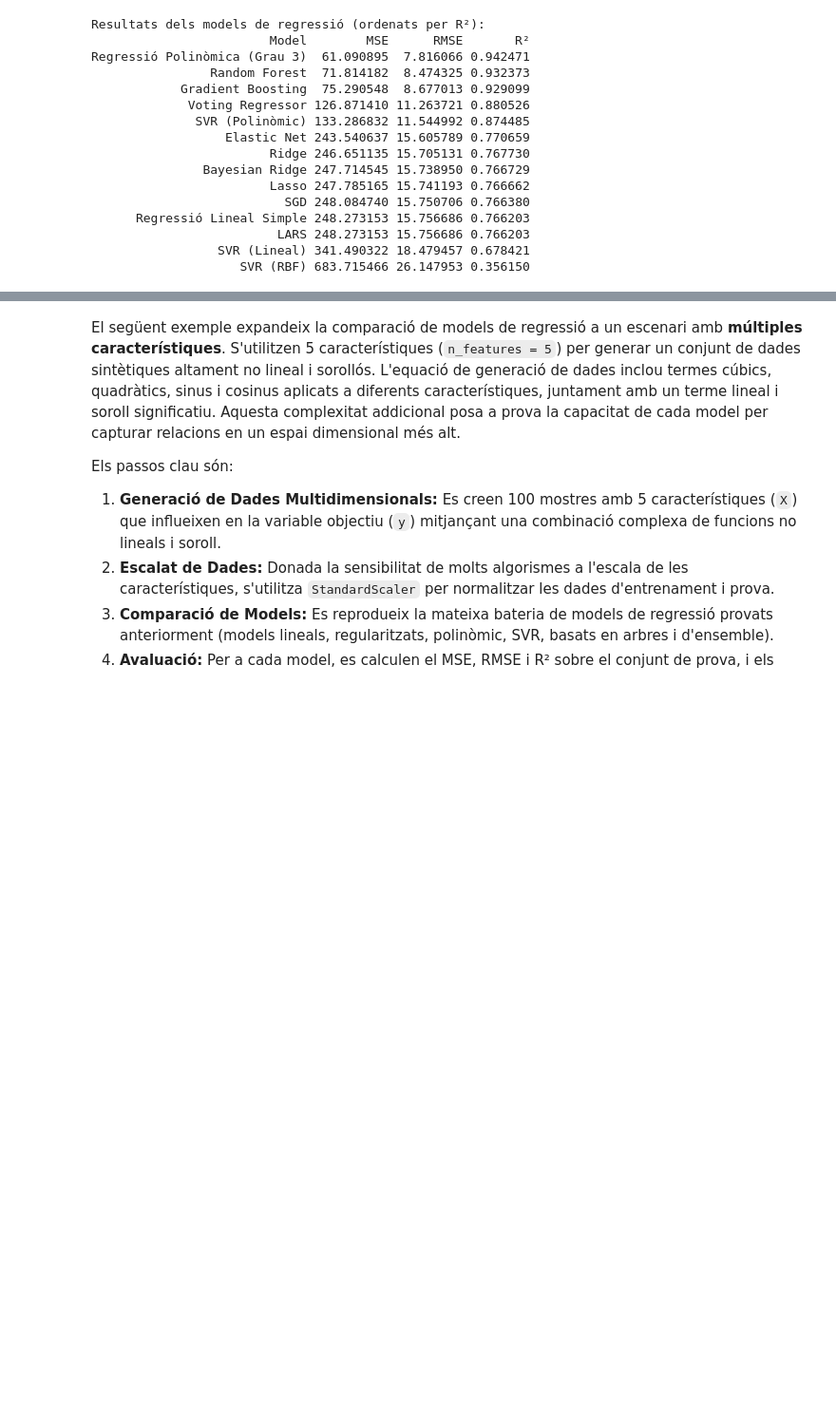
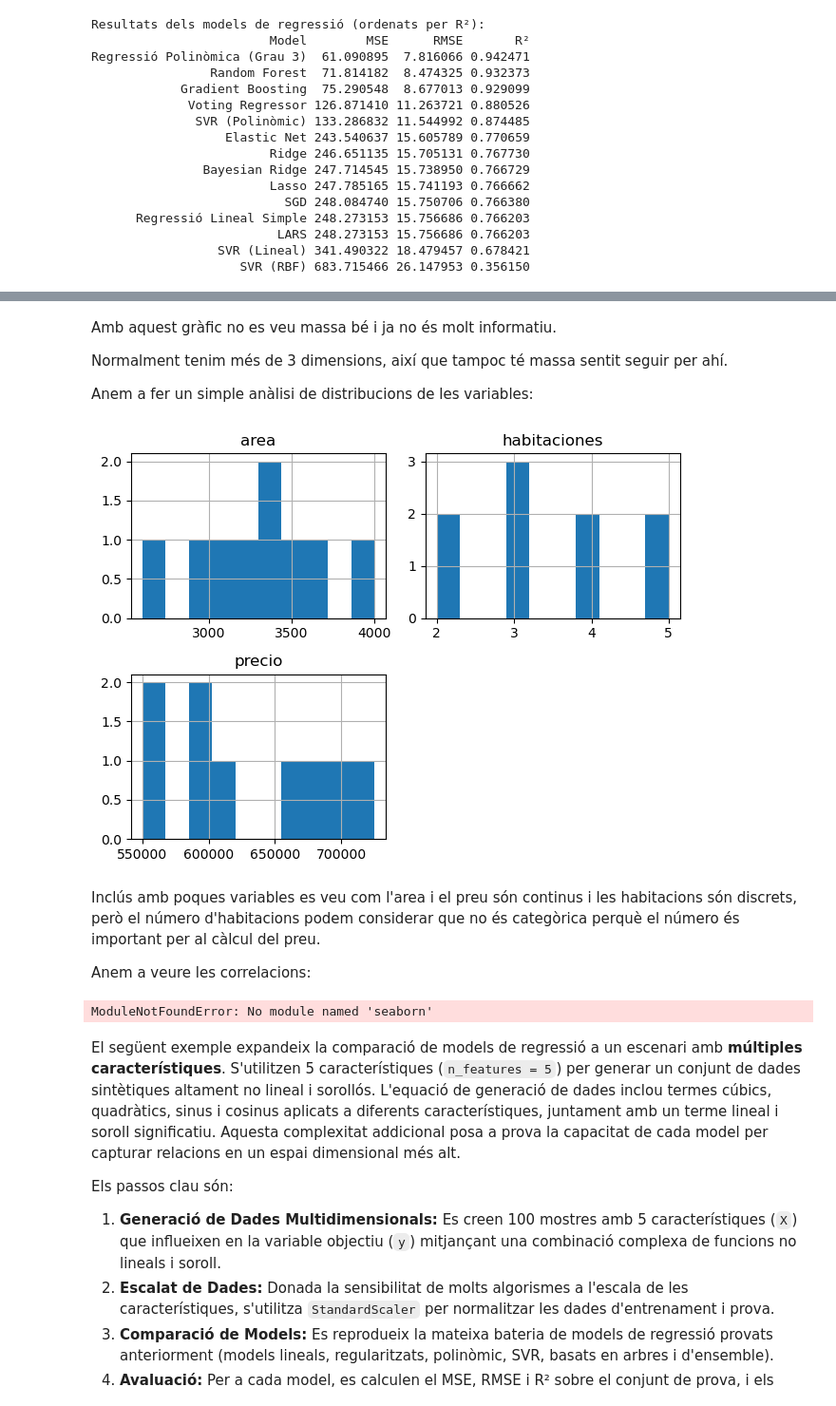
Before and after one commit to xxjcaxx/Disseny-i-avaluacio-de-models, a Jupyter notebook: apunts/documents/regressió.ipynb, the cells around one changed output, grey strips where cells are left out. Shown at 95% size. Cells and saved outputs as stored; diff of their text form; code cells hidden in the pictures; blank space fills up the shorter version.

Commit message:
regression multiple simple

```diff
--- a/apunts/documents/regressió.ipynb
+++ b/apunts/documents/regressió.ipynb
@@ -678,3 +777,26 @@ Regressió Polinòmica (Grau 3)  61.090895  7.816066 0.942471
+# %% [markdown]
+Amb aquest gràfic no es veu massa bé i ja no és molt informatiu.
+
+Normalment tenim més de 3 dimensions, així que tampoc té massa sentit seguir per ahí.
+
+Anem a fer un simple anàlisi de distribucions de les variables:
+# %%
+
+df.hist()
+plt.tight_layout()
+plt.show()
+# %% [output]
+[figure, added]
+# %% [markdown]
+Inclús amb poques variables es veu com l'area i el preu són continus i les habitacions són discrets, però el número d'habitacions podem considerar que no és categòrica perquè el número és important per al càlcul del preu.
+
+Anem a veure les correlacions:
+# %%
+import seaborn as sns
+
+sns.pairplot(data=df)
+# %% [output]
+ModuleNotFoundError: No module named 'seaborn'
 # %% [markdown]
 El següent exemple expandeix la comparació de models de regressió a un escenari amb **múltiples característiques**. S'utilitzen 5 característiques (`n_features = 5`) per generar un conjunt de dades sintètiques altament no lineal i sorollós. L'equació de generació de dades inclou termes cúbics, quadràtics, sinus i cosinus aplicats a diferents característiques, juntament amb un terme lineal i soroll significatiu. Aquesta complexitat addicional posa a prova la capacitat de cada model per capturar relacions en un espai dimensional més alt.
 
```
Also changed, not shown: parts of 11 cells of this notebook, 25 other files.
